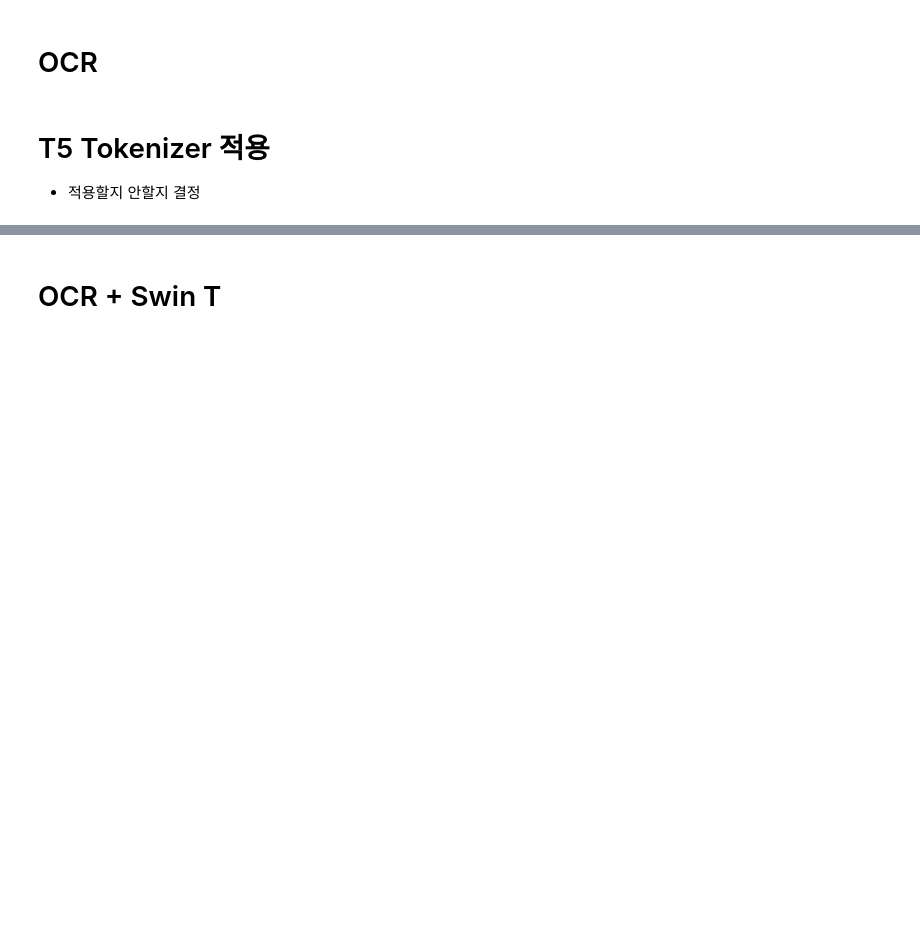
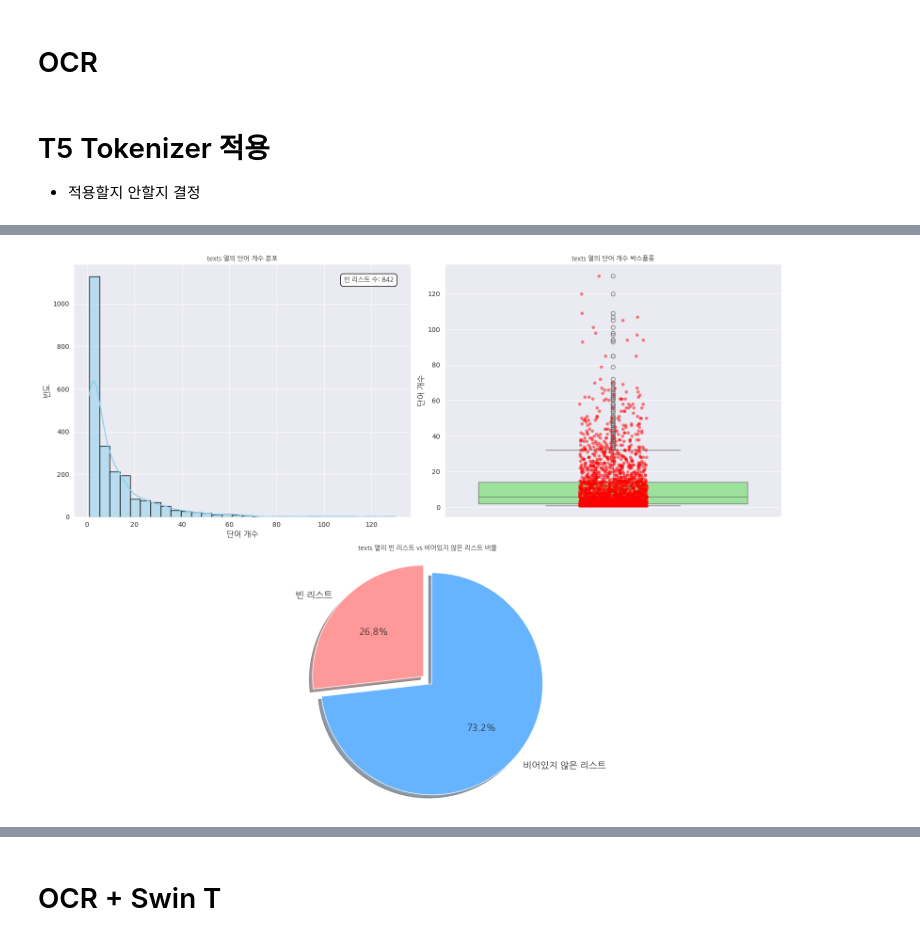
Before and after one commit to UpstageAILab3/upstage-cv-classification-cv12-pub, a Jupyter notebook: cho/multimodal_model.ipynb, the cells around one changed output, grey strips where cells are left out. Drawn from its saved outputs; the diff is of its cells as text; code cells hidden in the pictures; blank space fills up the shorter version.

```diff
--- a/cho/multimodal_model.ipynb
+++ b/cho/multimodal_model.ipynb
@@ -78,0 +82,81 @@ df.to_csv("corrected_train_texts.csv", index=False, encoding='utf-8-sig')
+# %%
+import pandas as pd
+import matplotlib.pyplot as plt
+import ast
+import seaborn as sns
+import numpy as np
+import warnings
+import matplotlib.font_manager as fm
+
+# 경고 무시 설정
+warnings.filterwarnings('ignore')
+
+# 한글 폰트 설정 (경로를 실제 폰트 파일 위치로 변경하세요)
+font_path = '/usr/share/fonts/truetype/nanum/NanumGothic.ttf'
+font_prop = fm.FontProperties(fname=font_path)
+plt.rcParams['font.family'] = font_prop.get_name()
+plt.rcParams['axes.unicode_minus'] = False
+
+# CSV 파일을 DataFrame으로 불러오기
+df = pd.read_csv("corrected_test_texts.csv", encoding='utf-8-sig')
+
+# texts 열을 리스트로 변환
+df['texts'] = df['texts'].apply(ast.literal_eval)
+
+# 빈 리스트 개수 계산
+empty_texts = (df['texts'].apply(len) == 0).sum()
+total_rows = len(df)
+empty_percentage = (empty_texts / total_rows) * 100
+
+print(f"빈 texts 리스트 비율: {empty_percentage:.2f}%")
+
+# 단어 개수 분포 계산
+word_counts = df['texts'].apply(len)
+
+# 그래프 스타일 설정
+sns.set_style("darkgrid")
+plt.figure(figsize=(16, 12))
+
+# 단어 개수 히스토그램
+plt.subplot(2, 2, 1)
+sns.histplot(word_counts[word_counts > 0], bins=30, kde=True, color='skyblue', edgecolor='black')
+plt.title('texts 열의 단어 개수 분포', fontsize=16, fontproperties=font_prop)
+plt.xlabel('단어 개수', fontsize=12, fontproperties=font_prop)
+plt.ylabel('빈도', fontsize=12, fontproperties=font_prop)
+plt.text(0.95, 0.95, f'빈 리스트 수: {empty_texts}',
+         transform=plt.gca().transAxes, ha='right', va='top',
+         bbox=dict(facecolor='white', edgecolor='black', boxstyle='round,pad=0.5'),
+         fontproperties=font_prop)
+
+# 단어 개수 박스플롯
+plt.subplot(2, 2, 2)
+sns.boxplot(y=word_counts[word_counts > 0], color='lightgreen')
+sns.stripplot(y=word_counts[word_counts > 0], color='red', alpha=0.5)
+plt.title('texts 열의 단어 개수 박스플롯', fontsize=16, fontproperties=font_prop)
+plt.ylabel('단어 개수', fontsize=12, fontproperties=font_prop)
+
+# 파이 차트로 빈 리스트와 비어있지 않은 리스트의 비율 표시
+plt.subplot(2, 2, (3, 4))
+sizes = [empty_texts, total_rows - empty_texts]
+labels = ['빈 리스트', '비어있지 않은 리스트']
+colors = ['#ff9999', '#66b3ff']
+explode = (0.1, 0)
+
+plt.pie(sizes, explode=explode, labels=labels, colors=colors, autopct='%1.1f%%',
+        startangle=90, shadow=True, textprops={'fontproperties': font_prop, 'fontsize': 14})
+plt.axis('equal')
+plt.title('texts 열의 빈 리스트 vs 비어있지 않은 리스트 비율', fontsize=16, fontproperties=font_prop)
+
+plt.tight_layout()
+plt.show()
+
+# 단어 개수 요약 통계
+summary = word_counts.describe()
+print("\ntexts 열의 단어 개수 요약 통계:")
+print(summary)
+
+# 가장 흔한 단어 개수
+most_common = word_counts.value_counts().nlargest(5)
+print("\n가장 흔한 단어 개수 (상위 5개):")
+print(most_common)
+# %% [output]
@@ -78,0 +164 @@ df.to_csv("corrected_train_texts.csv", index=False, encoding='utf-8-sig')
+[figure, added]
```
Also changed, not shown: parts of 5 cells of this notebook.
